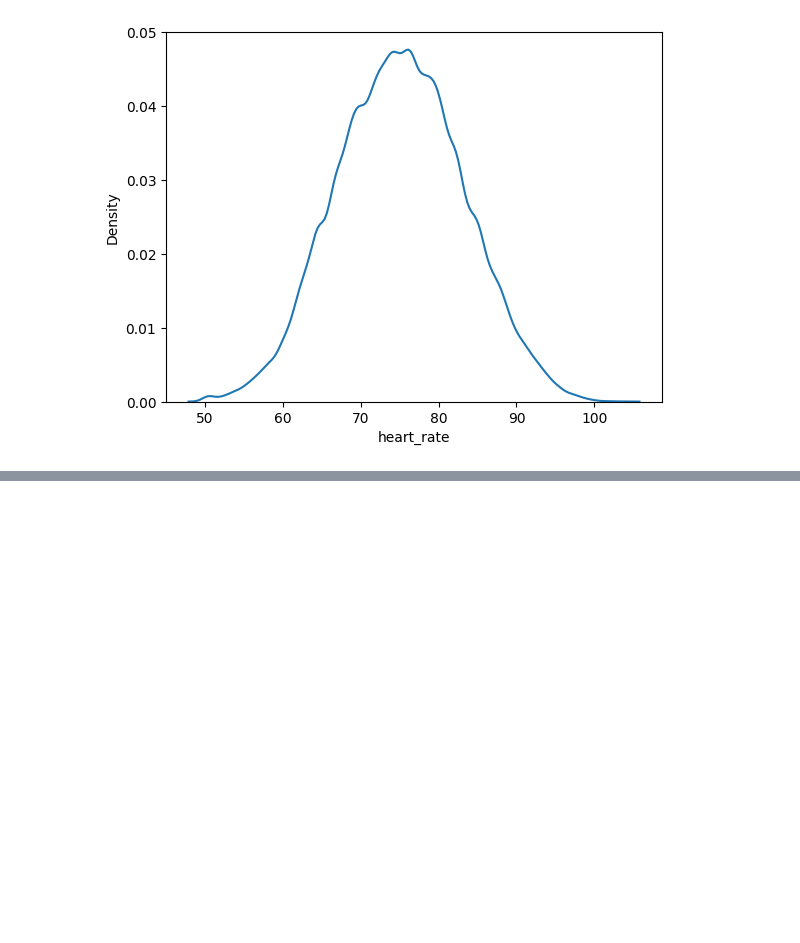
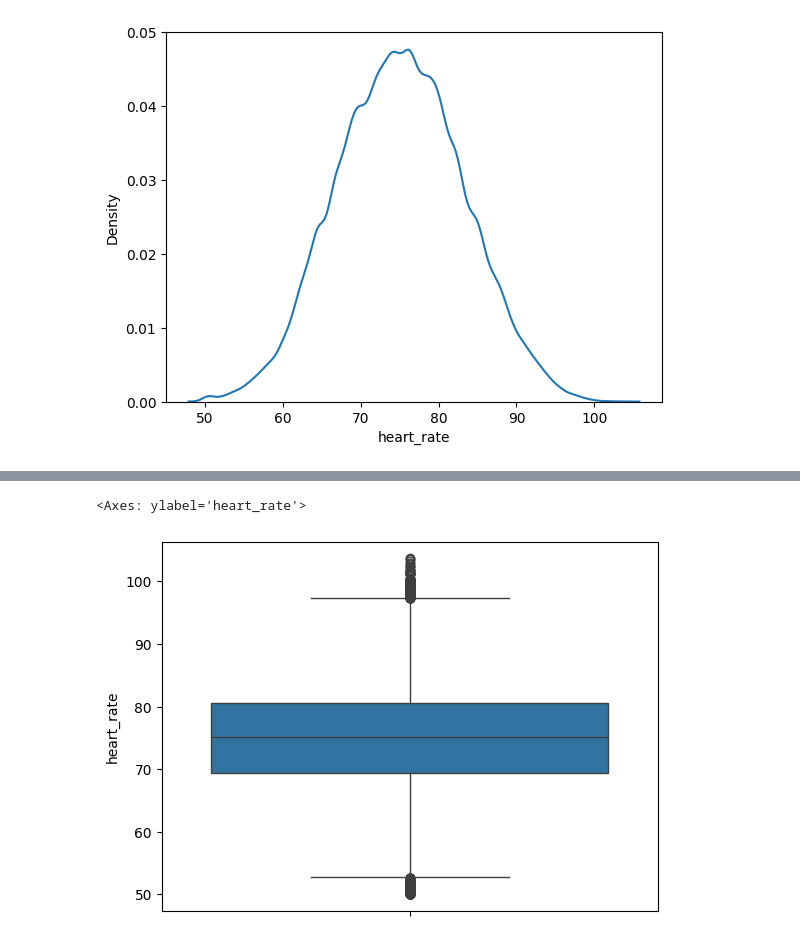
Before and after one commit to TinyHaitch/Kaggle-Notebook, a Jupyter notebook: student-health-issue.ipynb, the cells around one changed output, grey strips where cells are left out. Cells and saved outputs as stored; diff of their text form; code cells hidden in the pictures; blank space fills up the shorter version.

```diff
--- a/student-health-issue.ipynb
+++ b/student-health-issue.ipynb
@@ -252,0 +260,5 @@ for col in summary:
+# %%
+ sns.boxplot(data=data['heart_rate'])
+# %% [output]
+<Axes: ylabel='heart_rate'>
+[figure, added]
```
Also changed, not shown: parts of 2 cells of this notebook.
